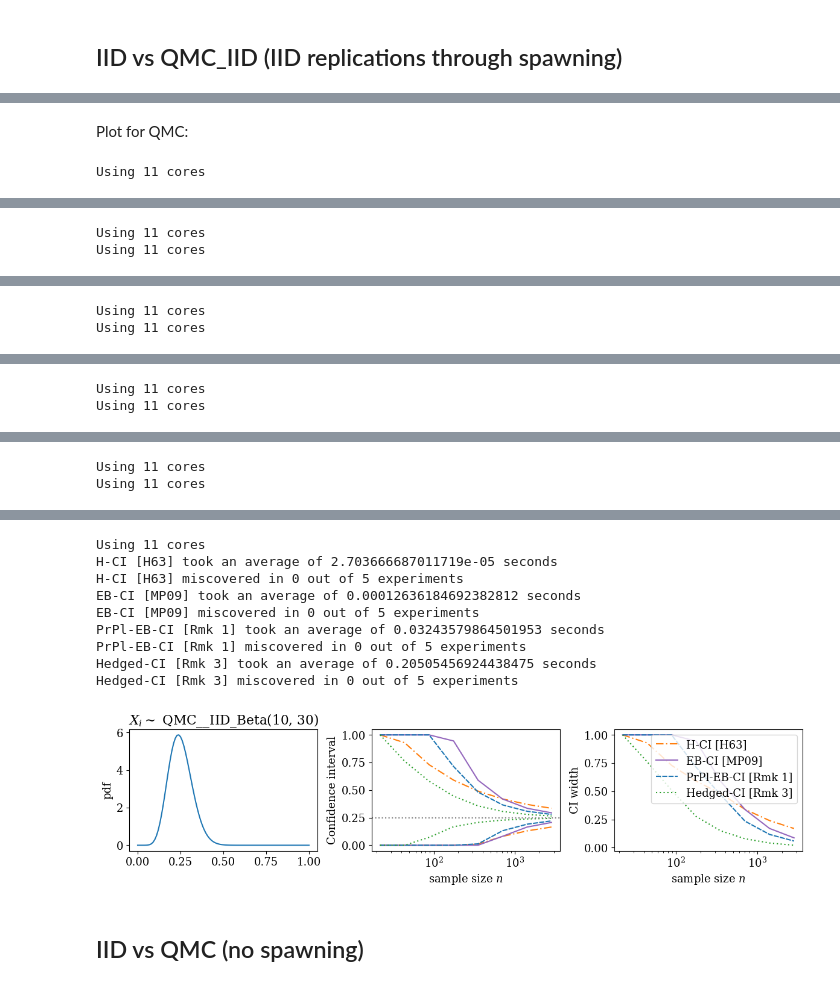
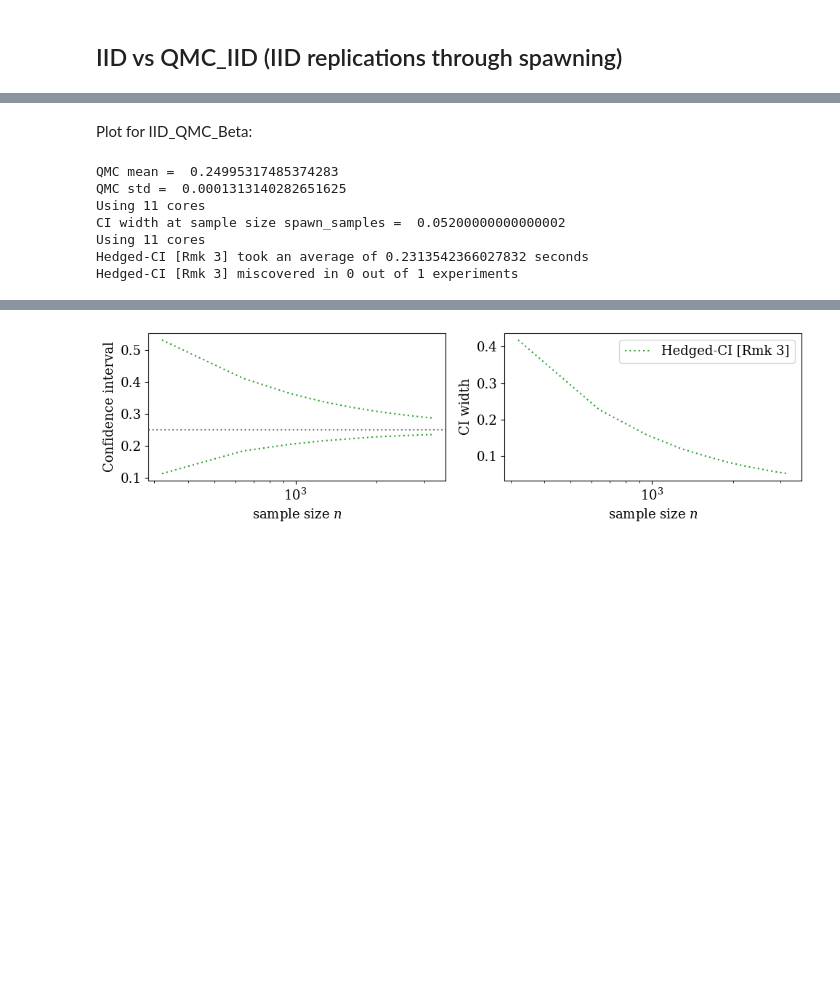
Before and after one commit to fjhickernell/Betting-Paper-Simulations-for-QMC, a Jupyter notebook: simulations/Fixed-time/qmc_ci.ipynb, the cells around one changed output, grey strips where cells are left out. Saved outputs shown, nothing was run; the diff lists cells and outputs as text; code cells hidden in the pictures; blank space fills up the shorter version.

Commit message:
Updating the way smaples are generated

```diff
--- a/simulations/Fixed-time/qmc_ci.ipynb
+++ b/simulations/Fixed-time/qmc_ci.ipynb
@@ -129,6 +125,7 @@ Hedged-CI [Rmk 3] miscovered in 0 out of 5 experiments
 # %% [markdown]
-Plot for QMC:
+Plot for IID_QMC_Beta:
 # %%
+# The function to generate the IID_QMC_Beta samples
 def gen_qmc_samples_iid(distribution = qp.SciPyWrapper(discrete_distrib=qp.DigitalNetB2(1,seed = 7),scipy_distribs=beta(a=10,b=30))
                          , spawn_samples = 11 ,gen_samples = 2**8):
     spw = distribution
@@ -137,34 +134,14 @@ def gen_qmc_samples_iid(distribution = qp.SciPyWrapper(discrete_distrib=qp.Digit
     for i in range (len(spws)- 1):
         curr_samples = spws[i + 1].gen_samples(gen_samples).flatten()
         samples = np.vstack((samples,curr_samples))
-    return np.mean(samples, axis = 0)
+    return np.mean(samples, axis = 1)
 
-spawn_samples = 11
-gen_samples = 2**8
+spawn_samples = 100 # The number of IID replications
+gen_samples = 2**5 # The number of samples generated per replication
 alpha = 0.05
-times = 2** np.arange(1,9)
+times = 10 * np.arange(1,11) # The times (sample sizes) for which we'll use the lower and upper bound values
 
 cs_list = [
-    ConfseqToPlot(
-        lambda x: hoeffding_ci(x, times=times, alpha=alpha),
-        "H-CI [H63]",
-        "tab:orange",
-        "-.",
-    ),
-    ConfseqToPlot(
-        lambda x: maurer_pontil_empbern_ci(x, times=times, alpha=alpha),
-        "EB-CI [MP09]",
-        "tab:purple",
-        "-",
-    ),
-    ConfseqToPlot(
-        lambda x: predmix_empbern_ci_seq(
-            x, times=times, truncation=1 / 2, alpha=alpha, parallel=True
-        ),
-        "PrPl-EB-CI [Rmk 1]",
-        "tab:blue",
-        "--",
-    ),
     ConfseqToPlot(
         lambda x: betting_ci_seq(
             x, times=times, alpha=alpha, parallel=True, m_trunc=True, trunc_scale=3 / 4
@@ -176,27 +153,40 @@ cs_list = [
     ),
 ]
 
+# The Hedged CI
 dgp_list_qmc = [
 
     DataGeneratingProcess(
-        data_generator_fn=lambda: gen_qmc_samples_iid(),
-        dist_fn=lambda x: beta.pdf(x, 10, 30),
-        mean=1 / 4,
+        data_generator_fn=lambda: gen_qmc_samples_iid(spawn_samples=spawn_samples,gen_samples=gen_samples),
         name="QMC_Beta_10,_30_",
         discrete=False,
-        title="$X_i \sim$ QMC__IID_Beta(10, 30)",
+        title="$X_i \sim$ IID__QMC_Beta(10, 30)",
     ),
 ]
+
+# Printing out the mean, std, and last CI width (CI width at sample size spawn_samples)
+x_qmc = dgp_list_qmc[0].data_generator_fn()
+print("QMC mean = ", x_qmc.mean())
+print("QMC std = ", x_qmc.std()/np.sqrt(spawn_samples))
+lower_bound,upper_bound = betting_ci_seq(x_qmc, times=times, alpha=alpha, parallel=True, m_trunc=True, trunc_scale=3 / 4)
+print("CI width at sample size spawn_samples = ", upper_bound[len(upper_bound) - 1] - lower_bound[len(lower_bound) - 1])
 
 plot_CSs(
     dgp_list_qmc,
     cs_list,
-    times=spawn_samples * times,
+    times=times * gen_samples,
     time_uniform=False,
     display_start=1,
-    nsim=5,
+    nsim=1,
     log_scale=True,
     folder=figures_location,
-);
+    include_density=False,
+)
 # %% [output]
+QMC mean =  0.24995317485374283
+QMC std =  0.0001313140282651625
 Using 11 cores
+CI width at sample size spawn_samples =  0.05200000000000002
+Using 11 cores
+Hedged-CI [Rmk 3] took an average of 0.2313542366027832 seconds
+Hedged-CI [Rmk 3] miscovered in 0 out of 1 experiments
@@ -205,2 +192,0 @@ Using 11 cores
-Using 11 cores
-Using 11 cores
@@ -209,2 +192,0 @@ Using 11 cores
-Using 11 cores
-Using 11 cores
@@ -213,2 +192,0 @@ Using 11 cores
-Using 11 cores
-Using 11 cores
@@ -217,2 +192,0 @@ Using 11 cores
-Using 11 cores
-Using 11 cores
@@ -221,12 +193 @@ Using 11 cores
-Using 11 cores
-H-CI [H63] took an average of 2.703666687011719e-05 seconds
-H-CI [H63] miscovered in 0 out of 5 experiments
-EB-CI [MP09] took an average of 0.00012636184692382812 seconds
-EB-CI [MP09] miscovered in 0 out of 5 experiments
-PrPl-EB-CI [Rmk 1] took an average of 0.03243579864501953 seconds
-PrPl-EB-CI [Rmk 1] miscovered in 0 out of 5 experiments
-Hedged-CI [Rmk 3] took an average of 0.20505456924438475 seconds
-Hedged-CI [Rmk 3] miscovered in 0 out of 5 experiments
-[figure, old version]
+[figure, new version]
-# %% [markdown]
-## IID vs QMC (no spawning)
```
Also changed, not shown: parts of 8 cells of this notebook.
